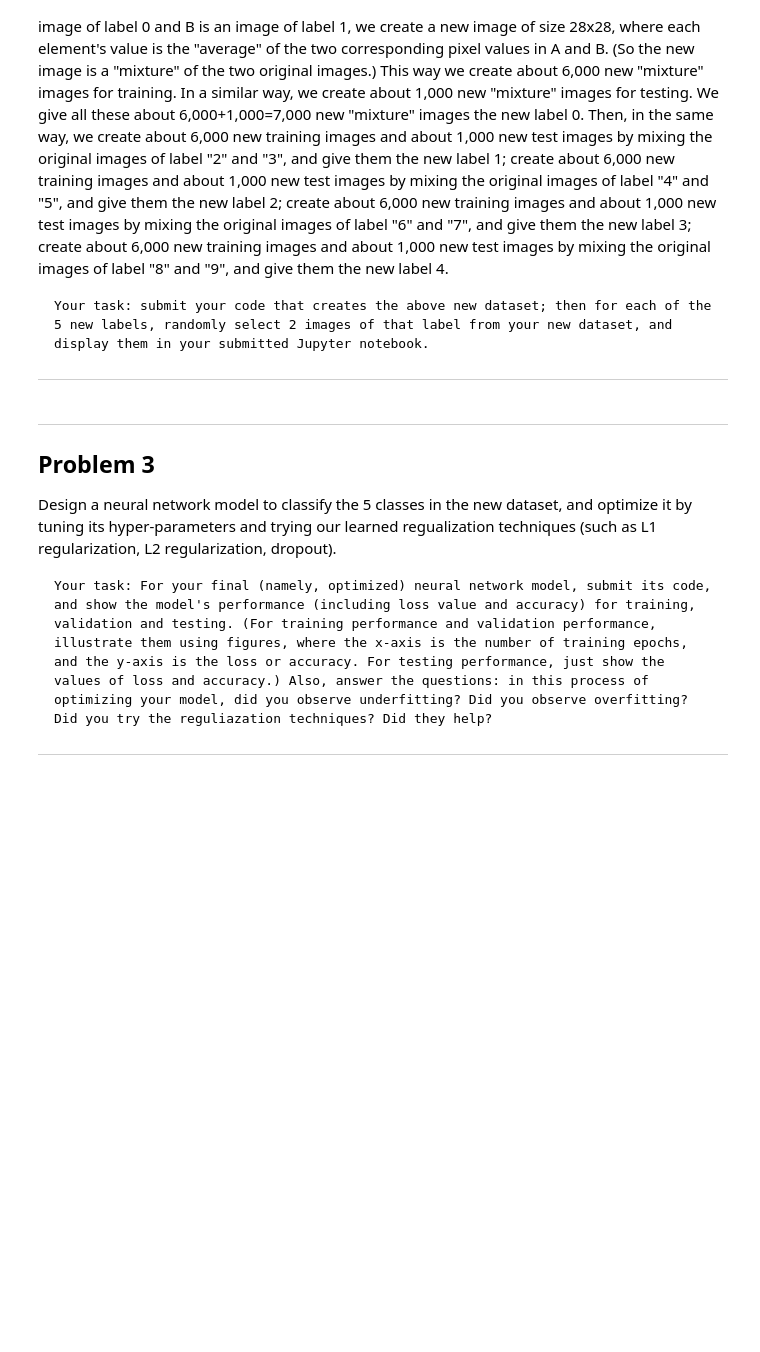
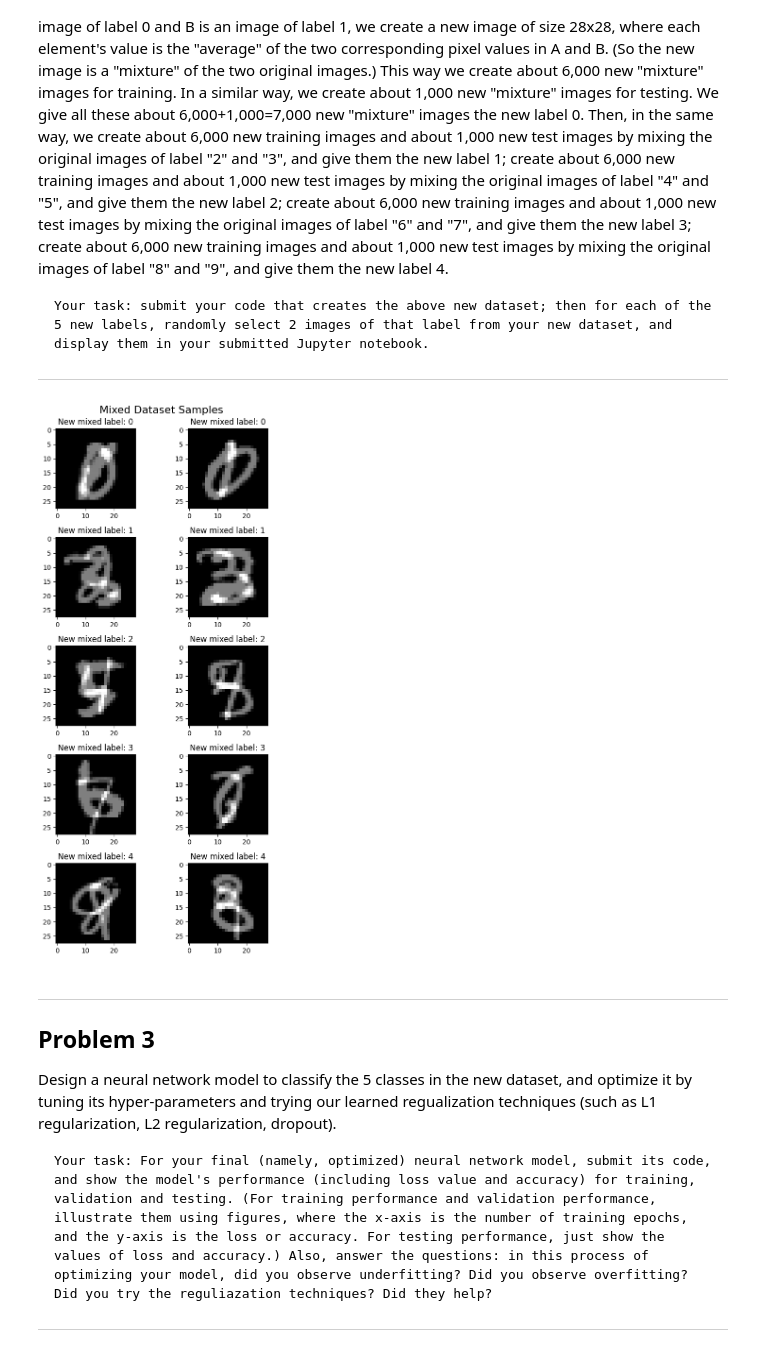
Before and after one commit to BrodyJordan/Courses, a Jupyter notebook: CSCE-636 - Deep Learning/Assignments/Homework 3/Code/CSCE-636 - Homework 3 - Brody Jordan.ipynb, the cells around one changed output. Cells and saved outputs as stored; diff of their text form; code cells hidden in the pictures; blank space fills up the shorter version.

```diff
--- a/CSCE-636 - Deep Learning/Assignments/Homework 3/Code/CSCE-636 - Homework 3 - Brody Jordan.ipynb
+++ b/CSCE-636 - Deep Learning/Assignments/Homework 3/Code/CSCE-636 - Homework 3 - Brody Jordan.ipynb
@@ -27,6 +31,82 @@ The MNIST dataset has 60,000 training images and 10,000 test images. Each image
     Your task: submit your code that creates the above new dataset; then for each of the 5 new labels, randomly select 2 images of that label from your new dataset, and display them in your submitted Jupyter notebook.
 
 ---
+# %%
+from keras.datasets import mnist
+import numpy as np
+import matplotlib.pyplot as plt
+
+(train_images, train_labels), (test_images, test_labels) = mnist.load_data()
+
+train_images = train_images.astype("float32") / 255.0
+test_images = test_images.astype("float32") / 255.0
+train_images = train_images.reshape((60000, 28 * 28))
+test_images = test_images.reshape((10000, 28 * 28))
+
+mixed_train_images = []
+mixed_train_labels = []
+mixed_test_images = []
+mixed_test_labels = []
+
+target_labels = [(0, 1), (2, 3), (4, 5), (6, 7), (8, 9)]
+
+for mixed_label, (label_1, label_2) in enumerate(target_labels):
+
+    train_images_1 = train_images[train_labels == label_1]
+    train_images_2 = train_images[train_labels == label_2]
+    test_images_1 = test_images[test_labels == label_1]
+    test_images_2 = test_images[test_labels == label_2]
+
+    np.random.shuffle(train_images_1)
+    np.random.shuffle(train_images_2)
+    np.random.shuffle(test_images_1)
+    np.random.shuffle(test_images_2)
+
+    N_train = min(len(train_images_1), len(train_images_2))
+    N_test = min(len(test_images_1), len(test_images_2))
+
+    for i in range(N_train):
+        mixed_image = (train_images_1[i] + train_images_2[i]) / 2.0
+        mixed_train_images.append(mixed_image)
+        mixed_train_labels.append(mixed_label)
+
+    for i in range(N_test):
+        mixed_image = (test_images_1[i] + test_images_2[i]) / 2.0
+        mixed_test_images.append(mixed_image)
+        mixed_test_labels.append(mixed_label)
+
+mixed_train_images = np.array(mixed_train_images, dtype="float32")
+mixed_train_labels = np.array(mixed_train_labels, dtype="int8")
+mixed_test_images = np.array(mixed_test_images, dtype="float32")
+mixed_test_labels = np.array(mixed_test_labels, dtype="int8")
+
+train_idx = np.random.permutation(len(mixed_train_images))
+test_idx = np.random.permutation(len(mixed_test_images))
+
+# final mixed datasets for use in training and testing
+mixed_train_images = mixed_train_images[train_idx]
+mixed_train_labels = mixed_train_labels[train_idx]
+mixed_test_images = mixed_test_images[test_idx]
+mixed_test_labels = mixed_test_labels[test_idx]
+
+# ----- PLOTTING RANDOM SAMPLES ----- #
+fig, axes = plt.subplots(5, 2, figsize=(6, 12))
+fig.suptitle('Mixed Dataset Samples', fontsize=16)
+
+for mixed_label in range(len(target_labels)):
+    mixed_image = np.where(mixed_train_labels == mixed_label)[0][:2]
+
+    for col_idx, image_idx in enumerate(mixed_image):
+        ax = axes[mixed_label, col_idx]
+        img = mixed_train_images[image_idx].reshape((28, 28))
+
+        ax.imshow(img, cmap='gray')
+        ax.set_title(f'New mixed label: {mixed_label}')
+
+fig.tight_layout()
+plt.show()
+# %% [output]
+[figure, added]
 # %% [markdown]
 ---
 
```
Also changed, not shown: parts of 5 cells of this notebook, 2 other files.
